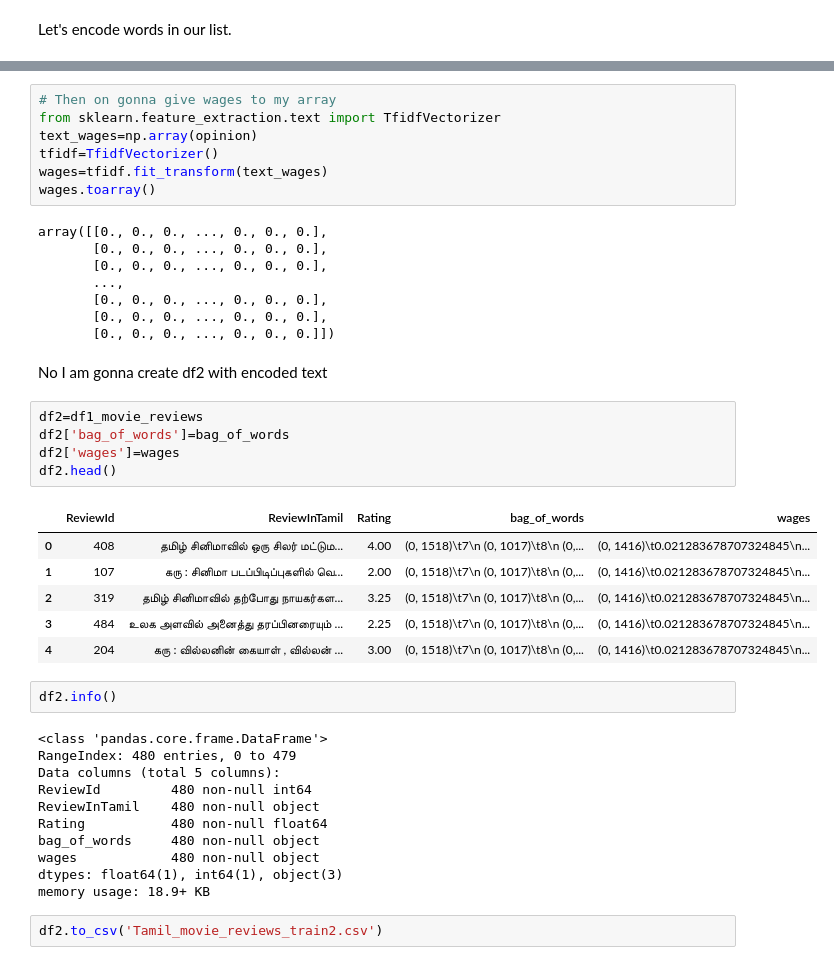
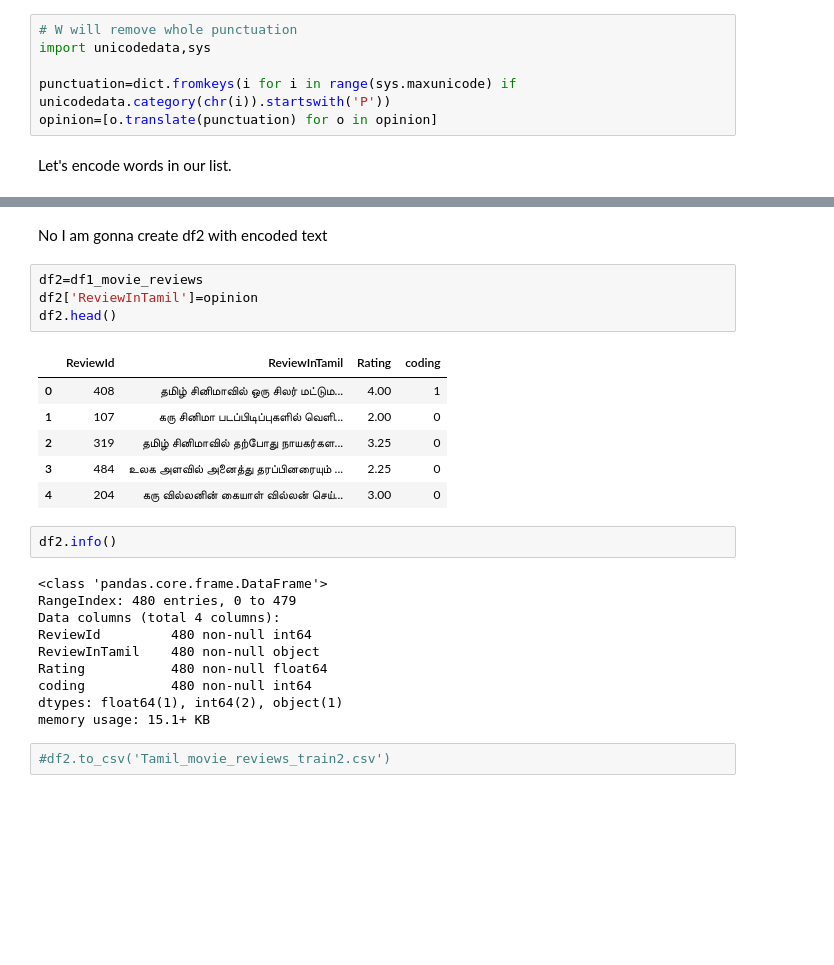
Before and after one commit to tomasz-soltysiak/NLP_IndianLanguage, a Jupyter notebook: NLP_EDA.ipynb, the cells around one changed output, grey strips where cells are left out. Drawn from its saved outputs; the diff is of its cells as text; blank space fills up the shorter version.

```diff
--- a/NLP_EDA.ipynb
+++ b/NLP_EDA.ipynb
@@ -57,4 +59,10 @@ from nltk.stem.porter import PorterStemmer
 porter=PorterStemmer()
 opinion=[porter.stem(word) for word in opinion]
+# %%
+# W will remove whole punctuation
+import unicodedata,sys
+
+punctuation=dict.fromkeys(i for i in range(sys.maxunicode) if unicodedata.category(chr(i)).startswith('P'))
+opinion=[o.translate(punctuation) for o in opinion]
 # %% [markdown]
 Let's encode words in our list.
@@ -72,44 +69,27 @@ bag_of_words
-# %%
-# Then on gonna give wages to my array
-from sklearn.feature_extraction.text import TfidfVectorizer
-text_wages=np.array(opinion)
-tfidf=TfidfVectorizer()
-wages=tfidf.fit_transform(text_wages)
-wages.toarray()
-# %% [output]
-array([[0., 0., 0., ..., 0., 0., 0.],
-       [0., 0., 0., ..., 0., 0., 0.],
-       [0., 0., 0., ..., 0., 0., 0.],
-       ...,
-       [0., 0., 0., ..., 0., 0., 0.],
-       [0., 0., 0., ..., 0., 0., 0.],
-       [0., 0., 0., ..., 0., 0., 0.]])
 # %% [markdown]
 No I am gonna create df2 with encoded text
 # %%
 df2=df1_movie_reviews
-df2['bag_of_words']=bag_of_words
-df2['wages']=wages
+df2['ReviewInTamil']=opinion
 df2.head()
 # %% [output]
-|  | ReviewId | ReviewInTamil | Rating | bag_of_words | wages |
-| 0 | 408 | தமிழ் சினிமாவில் ஒரு சிலர் மட்டும... | 4.00 | (0, 1518)\t7\n (0, 1017)\t8\n (0,... | (0, 1416)\t0.021283678707324845\n... |
-| 1 | 107 | கரு : சினிமா படப்பிடிப்புகளில் வெ... | 2.00 | (0, 1518)\t7\n (0, 1017)\t8\n (0,... | (0, 1416)\t0.021283678707324845\n... |
-| 2 | 319 | தமிழ் சினிமாவில் தற்போது நாயகர்கள... | 3.25 | (0, 1518)\t7\n (0, 1017)\t8\n (0,... | (0, 1416)\t0.021283678707324845\n... |
-| 3 | 484 | உலக அளவில் அனைத்து தரப்பினரையும் ... | 2.25 | (0, 1518)\t7\n (0, 1017)\t8\n (0,... | (0, 1416)\t0.021283678707324845\n... |
-| 4 | 204 | கரு : வில்லனின் கையாள் , வில்லன் ... | 3.00 | (0, 1518)\t7\n (0, 1017)\t8\n (0,... | (0, 1416)\t0.021283678707324845\n... |
+|  | ReviewId | ReviewInTamil | Rating | coding |
+| 0 | 408 | தமிழ் சினிமாவில் ஒரு சிலர் மட்டும... | 4.00 | 1 |
+| 1 | 107 | கரு சினிமா படப்பிடிப்புகளில் வெளி... | 2.00 | 0 |
+| 2 | 319 | தமிழ் சினிமாவில் தற்போது நாயகர்கள... | 3.25 | 0 |
+| 3 | 484 | உலக அளவில் அனைத்து தரப்பினரையும் ... | 2.25 | 0 |
+| 4 | 204 | கரு வில்லனின் கையாள் வில்லன் செய்... | 3.00 | 0 |
 # %%
 df2.info()
 # %% [output]
 <class 'pandas.core.frame.DataFrame'>
 RangeIndex: 480 entries, 0 to 479
-Data columns (total 5 columns):
+Data columns (total 4 columns):
 ReviewId         480 non-null int64
 ReviewInTamil    480 non-null object
 Rating           480 non-null float64
-bag_of_words     480 non-null object
-wages            480 non-null object
-dtypes: float64(1), int64(1), object(3)
-memory usage: 18.9+ KB
+coding           480 non-null int64
+dtypes: float64(1), int64(2), object(1)
+memory usage: 15.1+ KB
 # %%
-df2.to_csv('Tamil_movie_reviews_train2.csv')
+#df2.to_csv('Tamil_movie_reviews_train2.csv')
```
Also changed, not shown: parts of 3 cells of this notebook.
